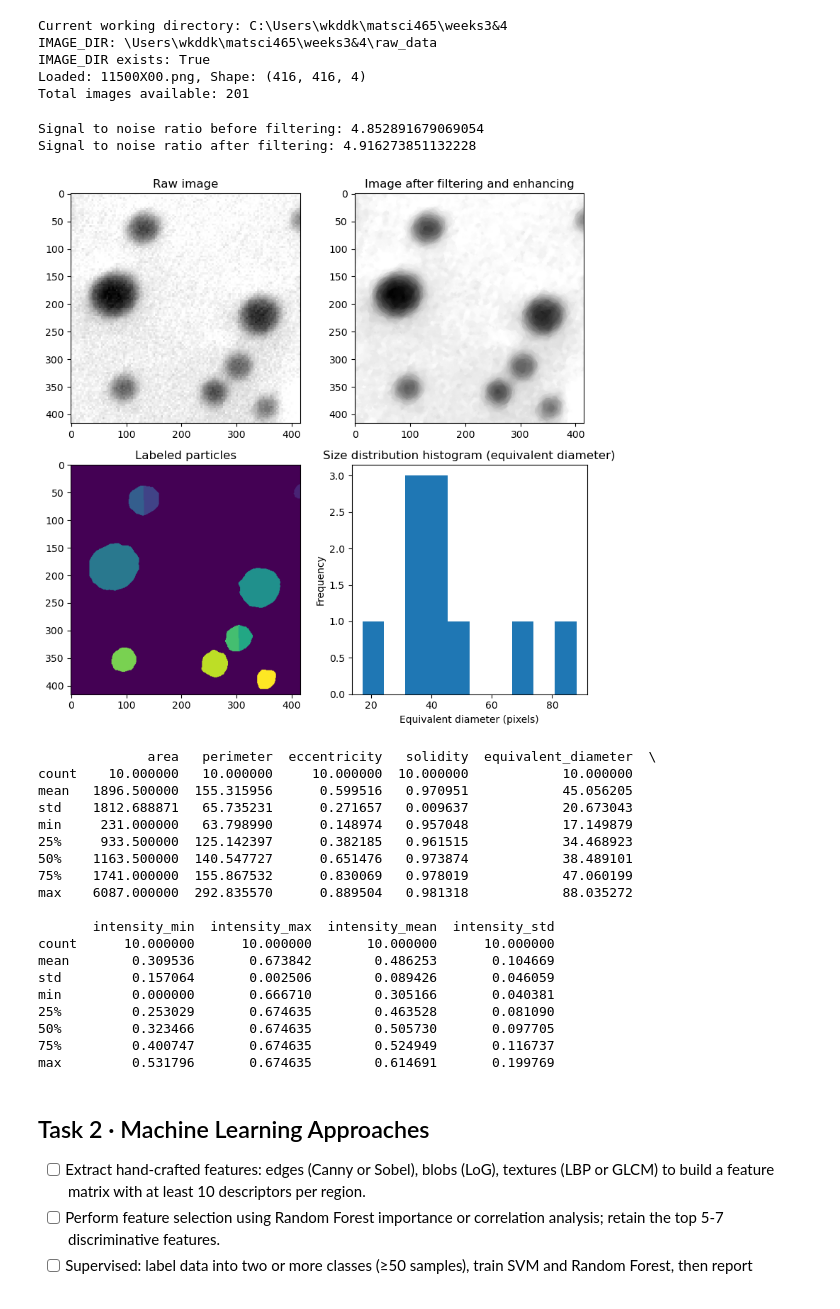
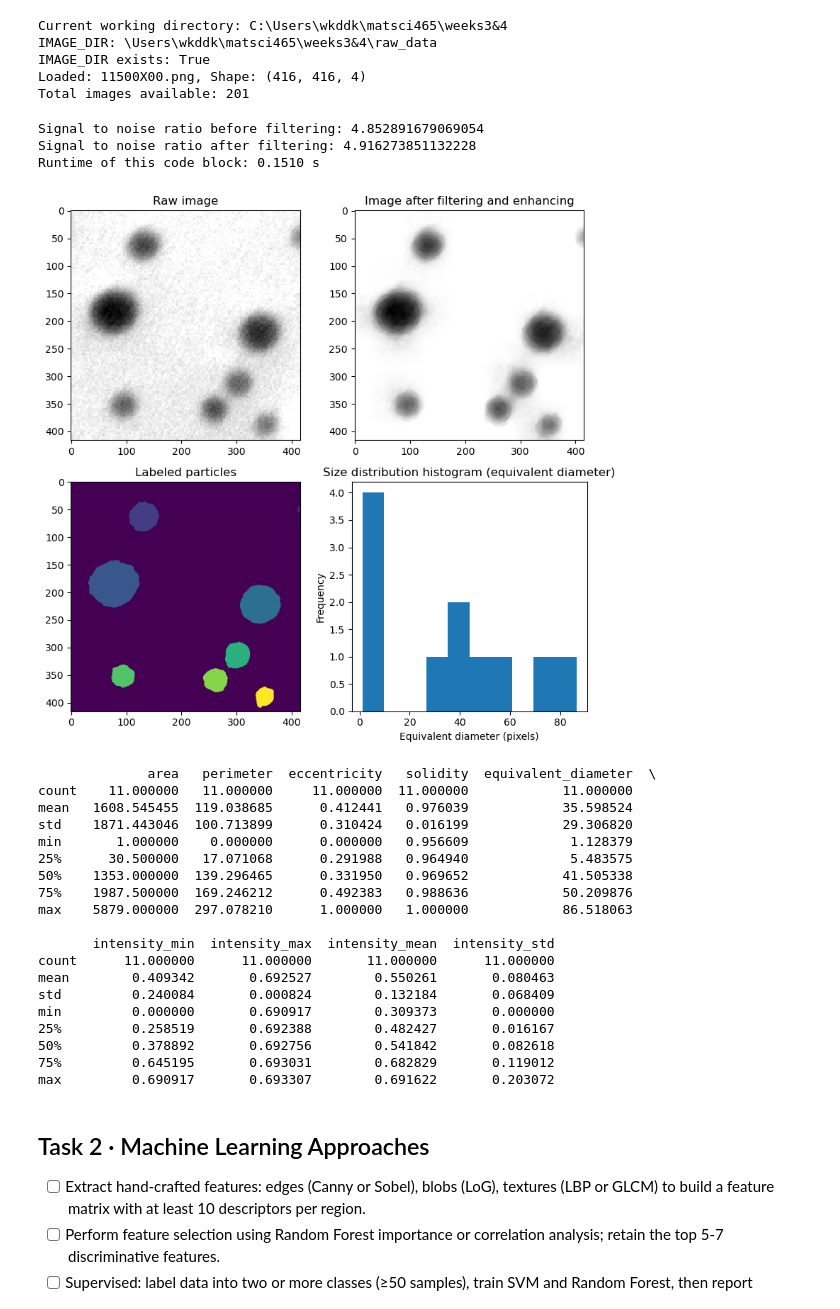
Before and after one commit to aramichang/MATSCI465_AramiChang, a Jupyter notebook: weeks3&4/assignment_04_combined.ipynb, the cells around one changed output. Cells and saved outputs as stored; diff of their text form; code cells hidden in the pictures.

```diff
--- a/weeks3&4/assignment_04_combined.ipynb
+++ b/weeks3&4/assignment_04_combined.ipynb
@@ -82,6 +83,8 @@ def compute_snr(image: np.ndarray) -> float:
     noise = np.std(image)
     return float(signal / noise) if noise else np.inf
 
+start_time = time.perf_counter()
+
 # SNR before filtering
 SNR_beforefilter = compute_snr(raw_image)
 
@@ -93,7 +96,7 @@ print(f'Signal to noise ratio before filtering: {SNR_beforefilter}')
 print(f'Signal to noise ratio after filtering: {SNR_afterfilter}')
 
 # Enhancement hint: CLAHE improves local contrast
-enhanced_image = exposure.equalize_adapthist(filtered_image, clip_limit=0.004)
+enhanced_image = exposure.equalize_adapthist(filtered_image, clip_limit=0.005)
 
 # Segmentation hint: Use Otsu's threshold followed by watershed
 threshold = filters.threshold_otsu(enhanced_image)
@@ -116,53 +119,60 @@ proptable = measure.regionprops_table(labels, intensity_image=enhanced_image, pr
 measurements = pd.DataFrame(proptable)
 measurements.to_csv('classical_results.csv', index=False)
 
+end_time = time.perf_counter()
+classical_runtime = end_time - start_time
+
 # Visualization hint: Create 2x2 subplot figure with:
 # [Raw image] [Enhanced/Filtered]
 # [Segmented labels] [Size distribution histogram]
 # Use imshow() for images and hist() for distribution
+
+print(f'Runtime of this code block: {classical_runtime:.4f} s')
 
 fig, ax = plt.subplots(2, 2, figsize=(8,8))
 
 ax[0, 0].imshow(raw_image, cmap='gray')
 ax[0, 0].set_title('Raw image')
 
 ax[0, 1].imshow(enhanced_image, cmap='gray')
 ax[0, 1].set_title('Image after filtering and enhancing')
 
 ax[1, 0].imshow(labels)
 ax[1, 0].set_title('Labeled particles')
 
 ax[1, 1].hist(proptable['equivalent_diameter'])
 ax[1, 1].set_title('Size distribution histogram (equivalent diameter)')
 ax[1, 1].set_xlabel('Equivalent diameter (pixels)')
 ax[1, 1].set_ylabel('Frequency')
 
 plt.tight_layout()
 plt.show()
 print(measurements.describe())
+fig.savefig('Classical4PanelCollage.png', dpi=300, bbox_inches='tight')
 # %% [output]
 Signal to noise ratio before filtering: 4.852891679069054
 Signal to noise ratio after filtering: 4.916273851132228
+Runtime of this code block: 0.1510 s
-[figure, old version]
+[figure, new version]
               area   perimeter  eccentricity   solidity  equivalent_diameter  \
-count    10.000000   10.000000     10.000000  10.000000            10.000000
-mean   1896.500000  155.315956      0.599516   0.970951            45.056205
-std    1812.688871   65.735231      0.271657   0.009637            20.673043
-min     231.000000   63.798990      0.148974   0.957048            17.149879
-25%     933.500000  125.142397      0.382185   0.961515            34.468923
-50%    1163.500000  140.547727      0.651476   0.973874            38.489101
-75%    1741.000000  155.867532      0.830069   0.978019            47.060199
-max    6087.000000  292.835570      0.889504   0.981318            88.035272
+count    11.000000   11.000000     11.000000  11.000000            11.000000
+mean   1608.545455  119.038685      0.412441   0.976039            35.598524
+std    1871.443046  100.713899      0.310424   0.016199            29.306820
+min       1.000000    0.000000      0.000000   0.956609             1.128379
+25%      30.500000   17.071068      0.291988   0.964940             5.483575
+50%    1353.000000  139.296465      0.331950   0.969652            41.505338
+75%    1987.500000  169.246212      0.492383   0.988636            50.209876
+max    5879.000000  297.078210      1.000000   1.000000            86.518063
 
        intensity_min  intensity_max  intensity_mean  intensity_std
-count      10.000000      10.000000       10.000000      10.000000
-mean        0.309536       0.673842        0.486253       0.104669
-std         0.157064       0.002506        0.089426       0.046059
-min         0.000000       0.666710        0.305166       0.040381
-25%         0.253029       0.674635        0.463528       0.081090
-50%         0.323466       0.674635        0.505730       0.097705
-75%         0.400747       0.674635        0.524949       0.116737
-max         0.531796       0.674635        0.614691       0.199769
+count      11.000000      11.000000       11.000000      11.000000
+mean        0.409342       0.692527        0.550261       0.080463
+std         0.240084       0.000824        0.132184       0.068409
+min         0.000000       0.690917        0.309373       0.000000
+25%         0.258519       0.692388        0.482427       0.016167
+50%         0.378892       0.692756        0.541842       0.082618
+75%         0.645195       0.693031        0.682829       0.119012
+max         0.690917       0.693307        0.691622       0.203072
 # %% [markdown]
 ## Task 2 · Machine Learning Approaches
 - [ ] Extract hand-crafted features: edges (Canny or Sobel), blobs (LoG), textures (LBP or GLCM) to build a feature matrix with at least 10 descriptors per region.
```
Also changed, not shown: parts of 29 cells of this notebook, 2 other files.
